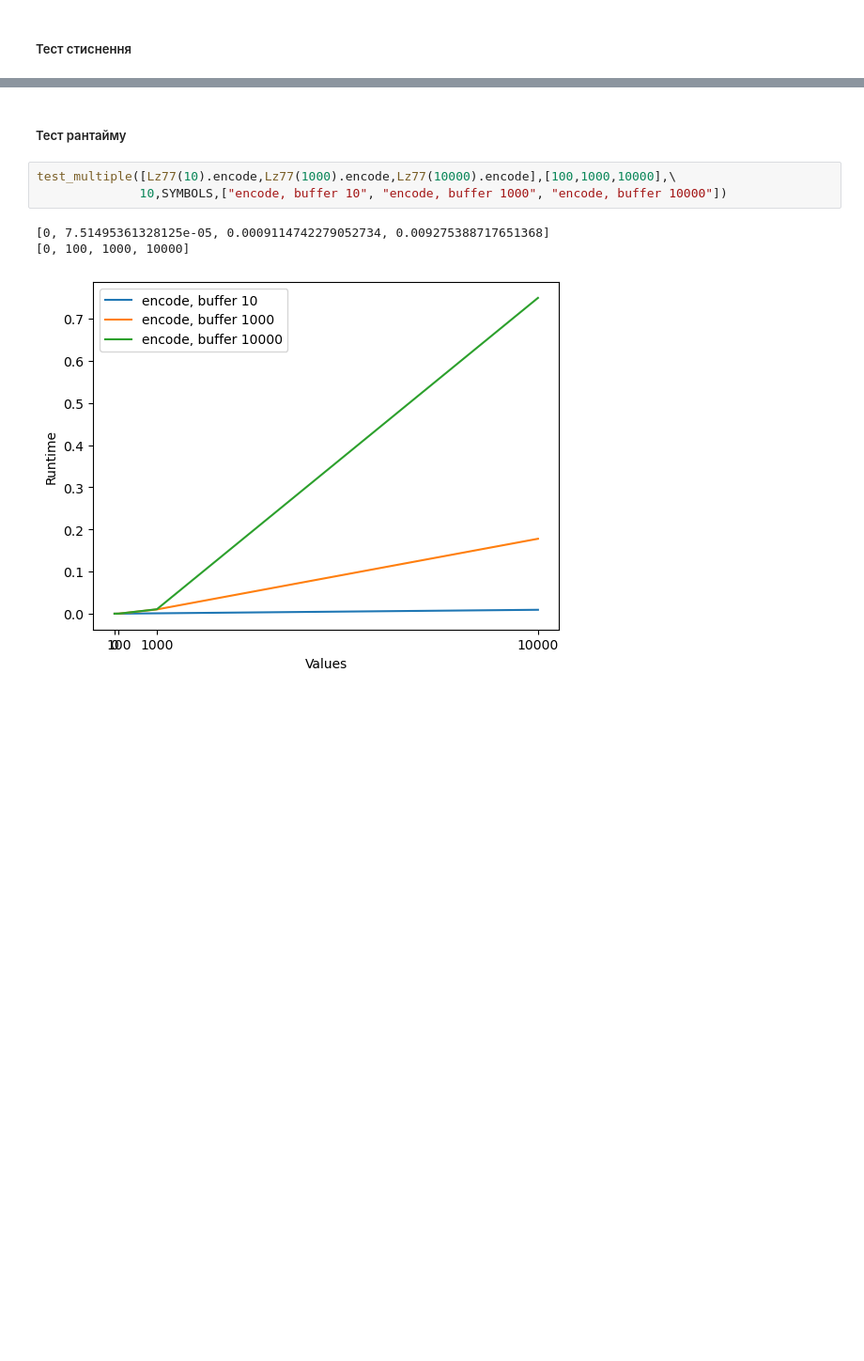
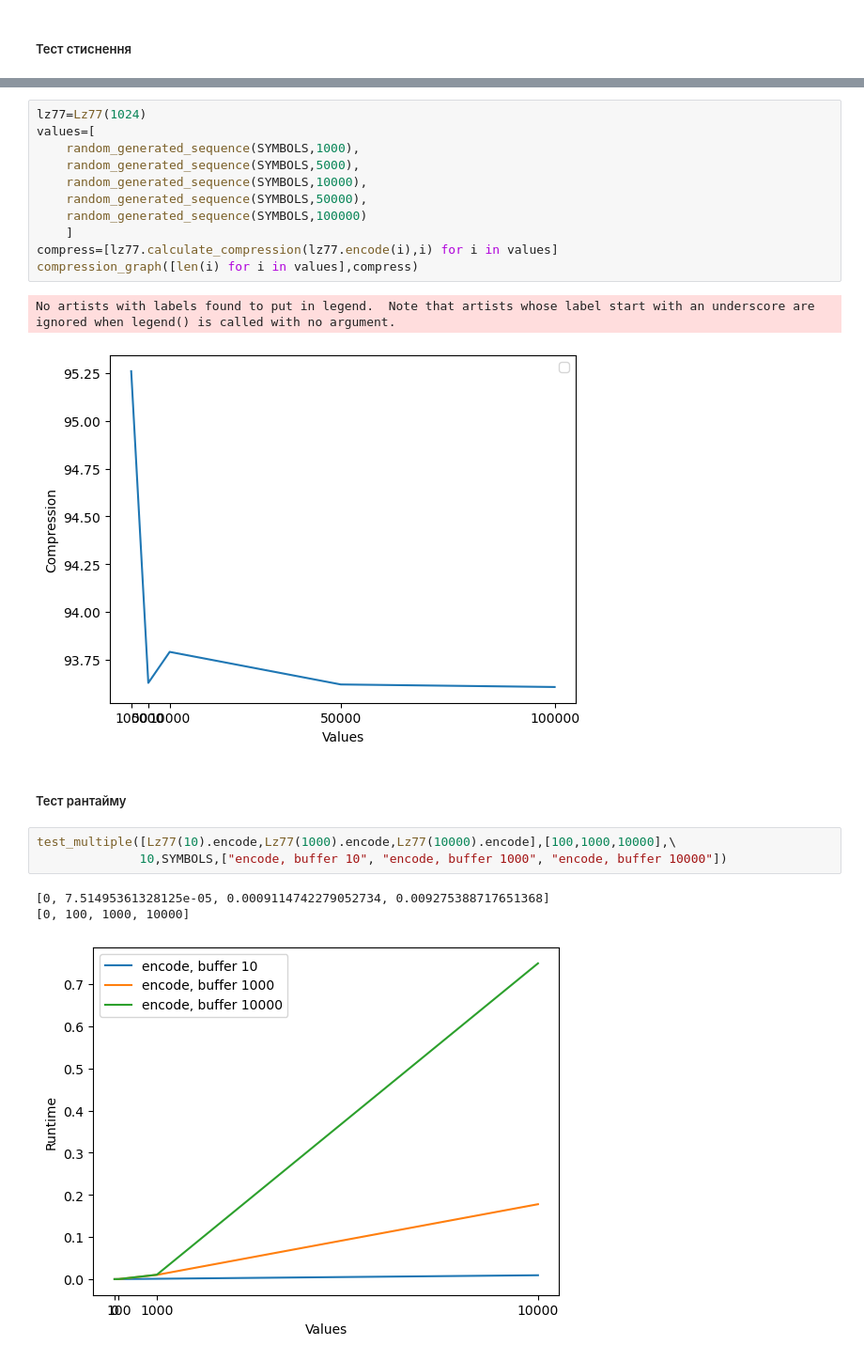
Before and after one commit to n1n1n1q/Coding-Algorithms, a Jupyter notebook: CodingAlgorithms.ipynb, the cells around one changed output, grey strips where cells are left out. Shown: that part at 94% size. Drawn from its saved outputs; the diff is of its cells as text; blank space fills up the shorter version.

```diff
--- a/CodingAlgorithms.ipynb
+++ b/CodingAlgorithms.ipynb
@@ -372,3 +461,17 @@ lz.calculate_compression(lz_encoded,eneida)
+# %%
+lz77=Lz77(1024)
+values=[
+    random_generated_sequence(SYMBOLS,1000),
+    random_generated_sequence(SYMBOLS,5000),
+    random_generated_sequence(SYMBOLS,10000),
+    random_generated_sequence(SYMBOLS,50000),
+    random_generated_sequence(SYMBOLS,100000)
+    ]
+compress=[lz77.calculate_compression(lz77.encode(i),i) for i in values]
+compression_graph([len(i) for i in values],compress)
+# %% [output]
+No artists with labels found to put in legend.  Note that artists whose label start with an underscore are ignored when legend() is called with no argument.
+[figure, added]
 # %% [markdown]
 ##### Тест рантайму
 # %%
```
Also changed, not shown: parts of 30 cells of this notebook.
